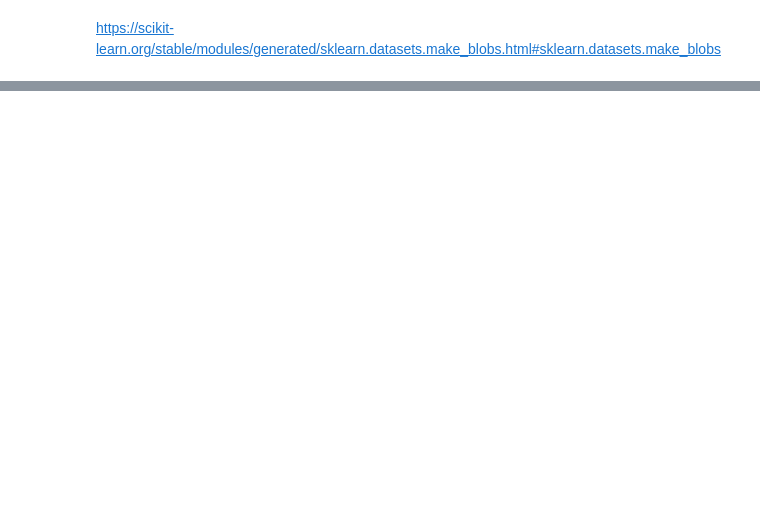
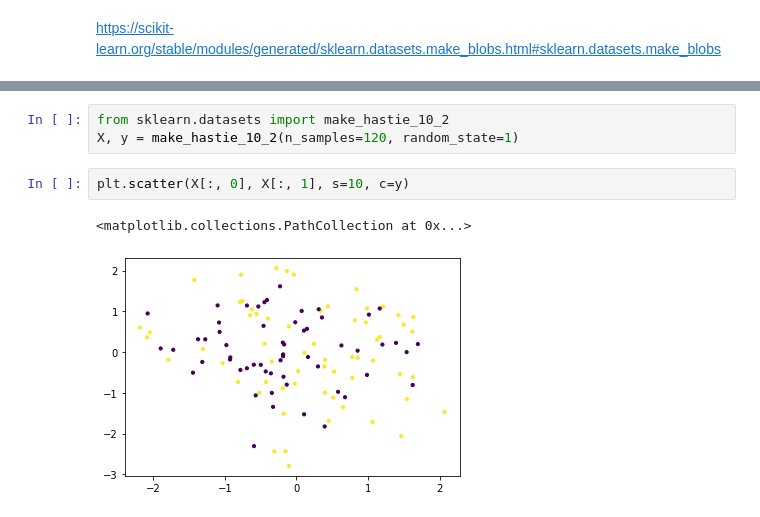
Before and after one commit to vkjadon/sklearn, a Jupyter notebook: Ex2GenerateDataset.ipynb, the cells around one changed output, grey strips where cells are left out. Drawn from its saved outputs; the diff is of its cells as text; blank space fills up the shorter version.

```diff
--- a/Ex2GenerateDataset.ipynb
+++ b/Ex2GenerateDataset.ipynb
@@ -14,0 +38,8 @@ https://scikit-learn.org/stable/modules/generated/sklearn.datasets.make_blobs.ht
+# %%
+from sklearn.datasets import make_hastie_10_2
+X, y = make_hastie_10_2(n_samples=120, random_state=1)
+# %%
+plt.scatter(X[:, 0], X[:, 1], s=10, c=y)
+# %% [output]
+<matplotlib.collections.PathCollection at 0x...>
+[figure, added]
```
Also changed, not shown: parts of 7 cells of this notebook.
